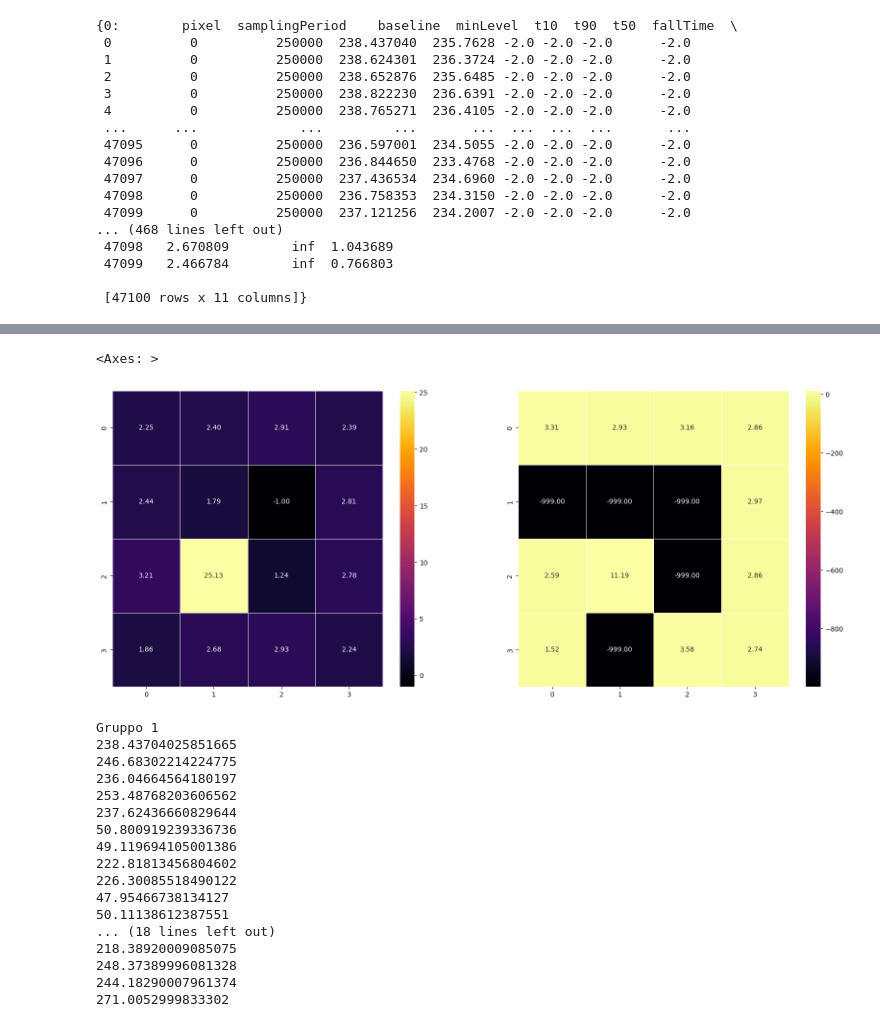
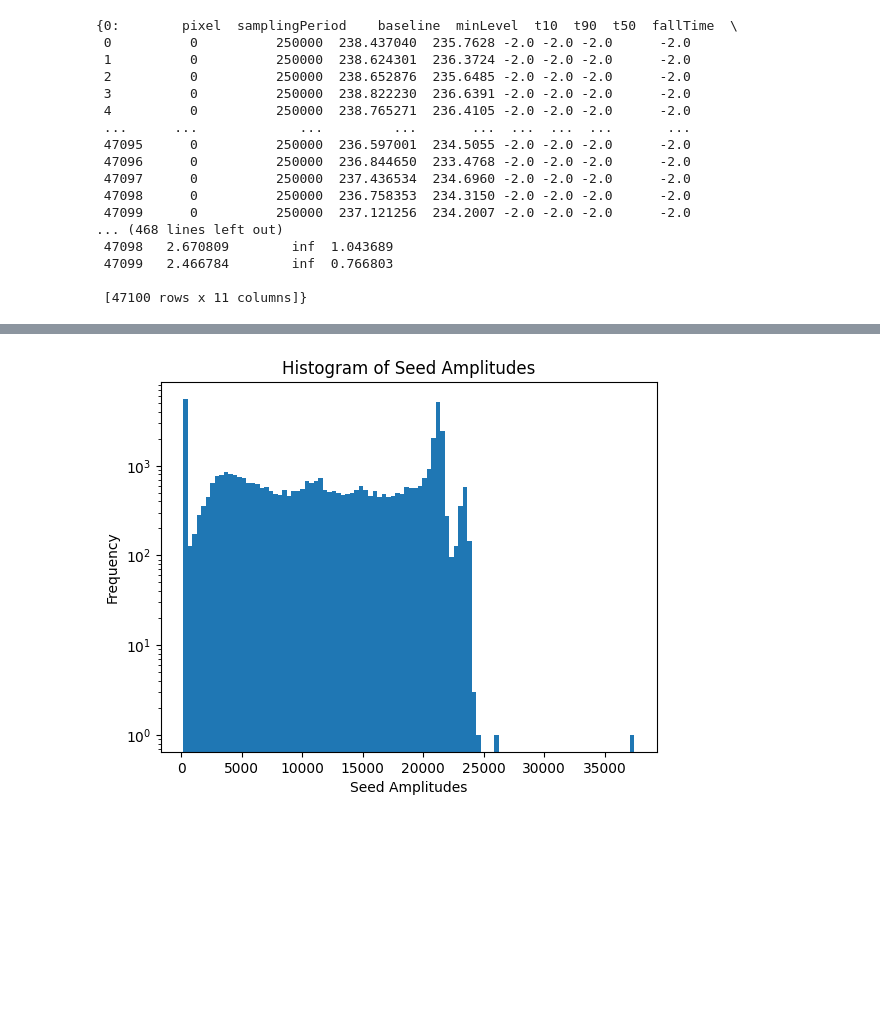
Before and after one commit to GiorgioAlbertoLucia/LabFNS2, a Jupyter notebook: ITS3/src/Clustersizestudies.ipynb, the cells around one changed output, grey strips where cells are left out. Saved outputs shown, nothing was run; the diff lists cells and outputs as text; code cells hidden in the pictures; blank space fills up the shorter version.

```diff
--- a/ITS3/src/Clustersizestudies.ipynb
+++ b/ITS3/src/Clustersizestudies.ipynb
@@ -195,33 +96,9 @@ for i in range(len(dfs2[0])):
-# %%
-fig, axs = plt.subplots(1,2, figsize=(20,8))
-EvN = 1
-Event = ConvertEventToNumpy(dfs, EvN)
-sns.heatmap(Event, annot=True, fmt=".2f", linewidths=.5, cmap="inferno", ax=axs[0])
-Event = ConvertEventToNumpy(dfs2, EvN)
-sns.heatmap(Event, annot=True, fmt=".2f", linewidths=.5, cmap="inferno", ax=axs[1])
-# %% [output]
-<Axes: >
-[figure, removed]
-# %%
-print("Gruppo 1")
-for i in range(16): print(dfs[i].loc[0]["baseline"])
-print("Prino/Aglietta")
-for i in range(16): print(dfb2[i].loc[0]["baseline"])
-# %% [output]
-Gruppo 1
-238.43704025851665
-246.68302214224775
-236.04664564180197
-253.48768203606562
-237.62436660829644
-50.800919239336736
-49.119694105001386
-222.81813456804602
-226.30085518490122
-47.95466738134127
-50.11138612387551
-... (18 lines left out)
-218.38920009085075
-248.37389996081328
-244.18290007961374
-271.0052999833302
+# %%
+plt.hist(SeedAmplitudes, bins=100)
+plt.xlabel('Seed Amplitudes')
+plt.ylabel('Frequency')
+plt.title('Histogram of Seed Amplitudes')
+plt.yscale('log')
+plt.show()
+# %% [output]
+[figure, added]
```
Also changed, not shown: parts of 17 cells of this notebook.
